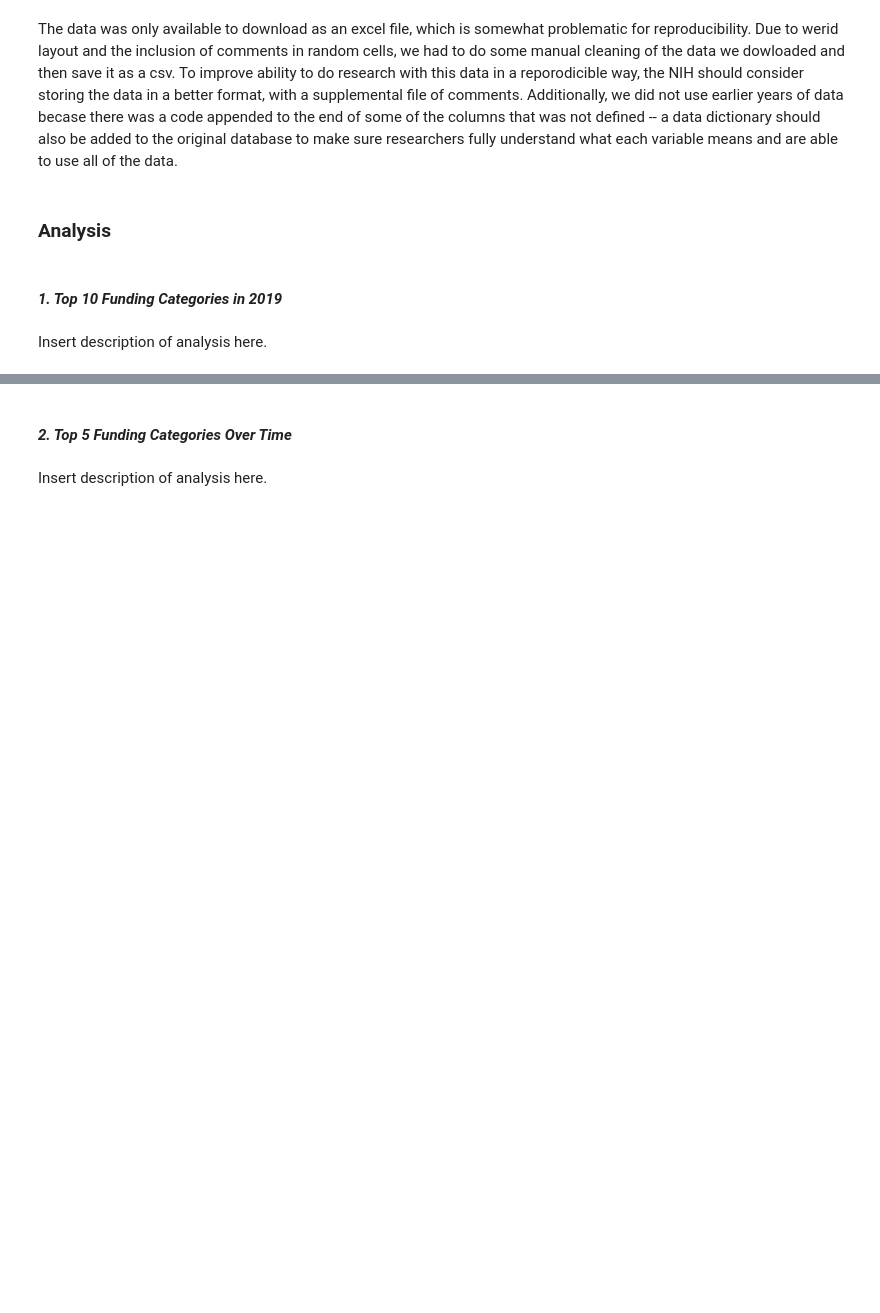
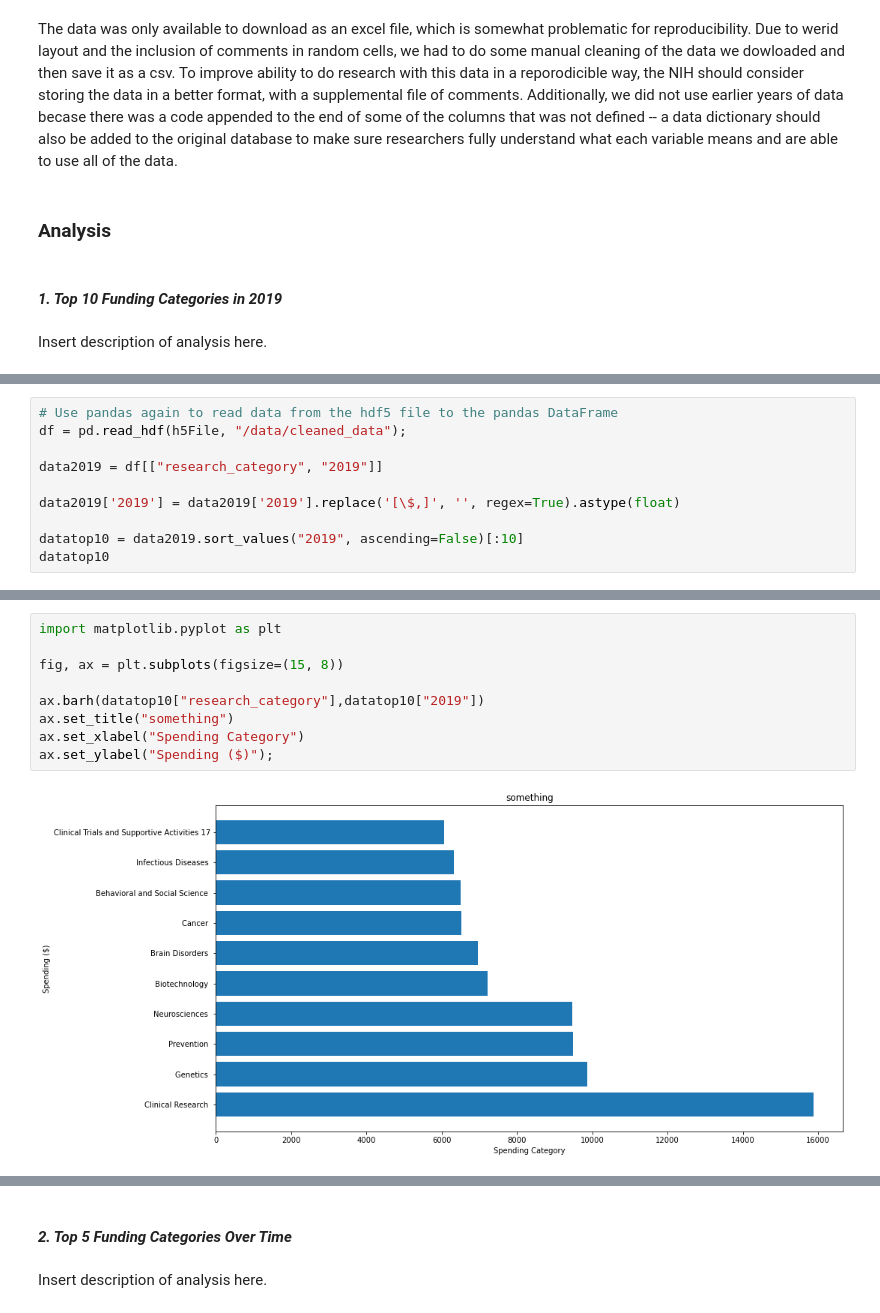
Before and after one commit to UCB-stat-159-s22/hw07-group25, a Jupyter notebook: Main.ipynb, the cells around one changed output, grey strips where cells are left out. Cells and saved outputs as stored; diff of their text form; blank space fills up the shorter version.

```diff
--- a/Notebook_Maddy.ipynb
+++ b/Main.ipynb
@@ -145,0 +144,10 @@ Insert description of analysis here.
+# %%
+# Use pandas again to read data from the hdf5 file to the pandas DataFrame
+df = pd.read_hdf(h5File, "/data/cleaned_data");
+
+data2019 = df[["research_category", "2019"]]
+
+data2019['2019'] = data2019['2019'].replace('[\$,]', '', regex=True).astype(float)
+
+datatop10 = data2019.sort_values("2019", ascending=False)[:10]
+datatop10
@@ -145,0 +170,11 @@ Insert description of analysis here.
+# %%
+import matplotlib.pyplot as plt
+
+fig, ax = plt.subplots(figsize=(15, 8))
+
+ax.barh(datatop10["research_category"],datatop10["2019"])
+ax.set_title("something")
+ax.set_xlabel("Spending Category")
+ax.set_ylabel("Spending ($)");
+# %% [output]
+[figure, added]
```
Also changed, not shown: parts of 9 cells of this notebook, 11 other files.
